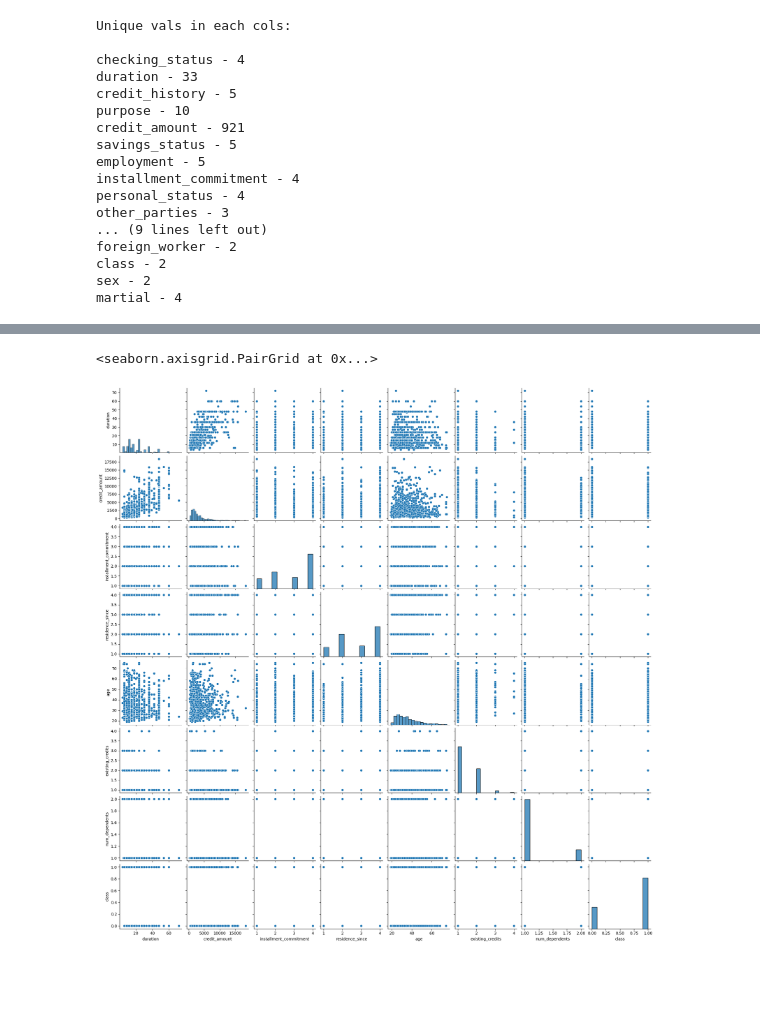
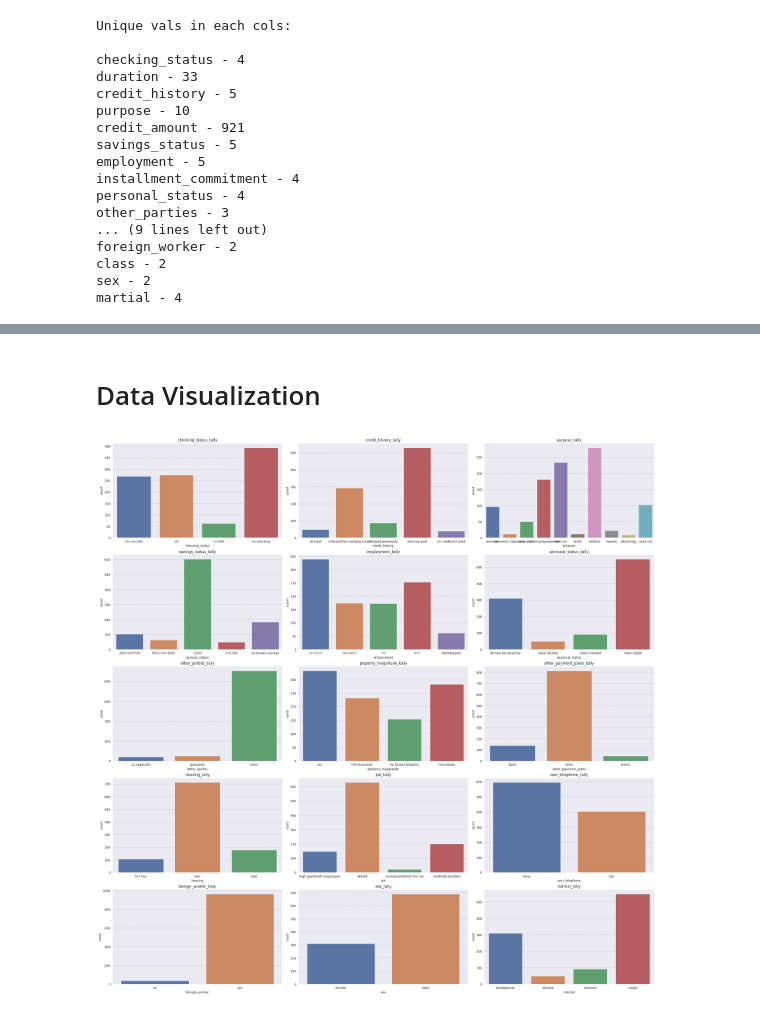
Before and after one commit to pwislowski/credit-risk-analysis, a Jupyter notebook: nbs/analysis.ipynb, the cells around one changed output, grey strips where cells are left out. Drawn from its saved outputs; the diff is of its cells as text; code cells hidden in the pictures; blank space fills up the shorter version.

```diff
--- a/nbs/analysis.ipynb
+++ b/nbs/analysis.ipynb
@@ -12,6 +12,8 @@ import warnings
 warnings.filterwarnings('ignore')
 
 %matplotlib inline
+sns.set_style('darkgrid', {'grid.color' : '.6', 'grid.linestyle' : ':'})
+
 
 DF = pd.read_csv('../credit_customers.csv')
 # %% [markdown]
@@ -118,10 +120,22 @@ DF.describe()
 | 50% | 18.000000 | 2319.500000 | 3.000000 | 3.000000 | 33.000000 | 1.000000 | ... |
 | 75% | 24.000000 | 3972.250000 | 4.000000 | 4.000000 | 42.000000 | 2.000000 | ... |
 | max | 72.000000 | 18424.000000 | 4.000000 | 4.000000 | 75.000000 | 4.000000 | ... |
-# %%
-numeric_cols = DF.select_dtypes(['float64', 'int64'])
-
-sns.pairplot(numeric_cols)
-# %% [output]
-<seaborn.axisgrid.PairGrid at 0x...>
-[figure, removed]
+# %% [markdown]
+# Data Visualization
+# %%
+category_cols = DF.select_dtypes('category')
+
+# countplot
+
+plt.figure(**dict(figsize = (25, 25), layout = 'constrained'))
+
+for [i, c] in enumerate(category_cols.columns):
+    plt.subplot(5, 3, i+1)
+    sns.countplot(
+        data = category_cols,
+        x = category_cols[c],
+        palette = sns.color_palette('deep')
+    )
+    plt.title(f'{c}_tally')
+# %% [output]
+[figure, added]
```
Also changed, not shown: parts of 20 cells of this notebook, 2 other files.
